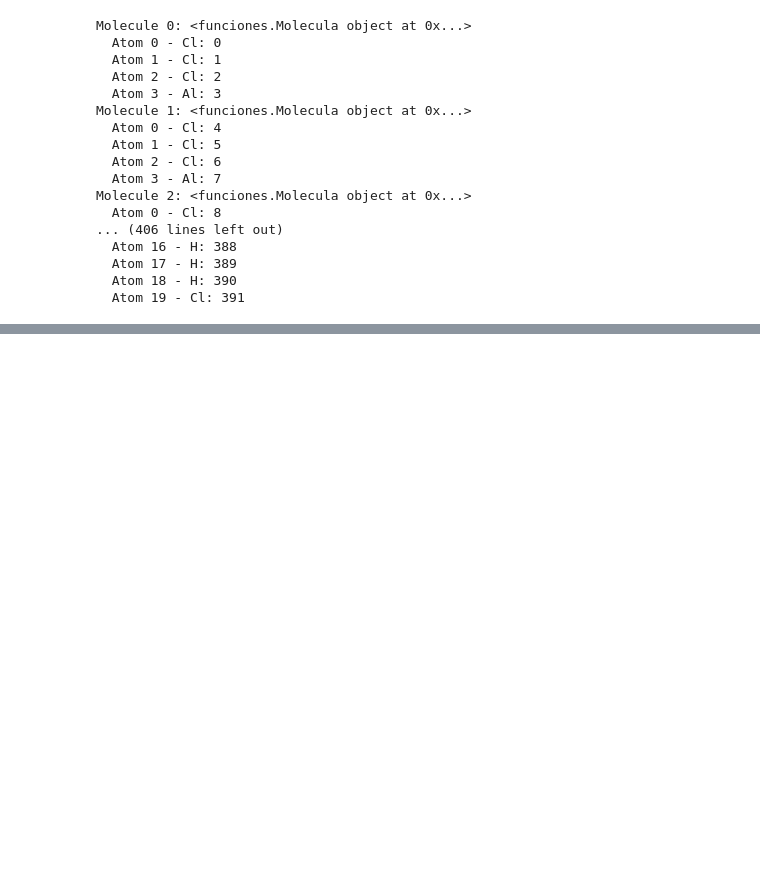
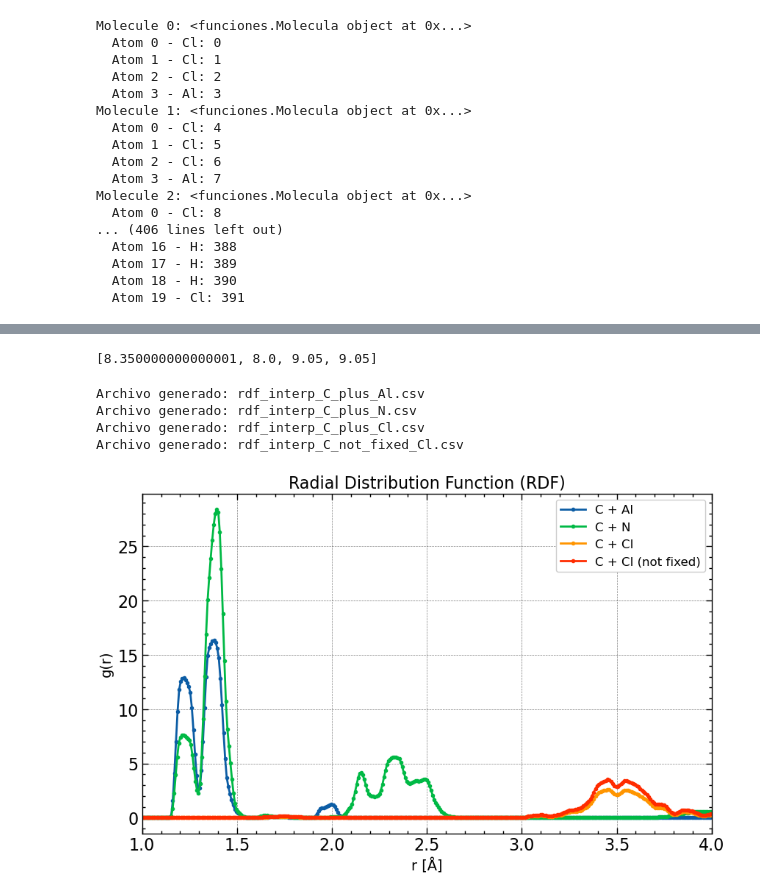
Before and after one commit to physicsIS/Computational_Material_Science, a Jupyter notebook: AlCl3_[EMIm]Cl_(1.3per_mole)_carbon_nanoscroll/11_interfase_carbonos_fijos/analisis.ipynb, the cells around one changed output, grey strips where cells are left out. Saved outputs shown, nothing was run; the diff lists cells and outputs as text; code cells hidden in the pictures; blank space fills up the shorter version.

```diff
--- a/AlCl3_[EMIm]Cl_(1.3per_mole)_carbon_nanoscroll/11_interfase_carbonos_fijos/analisis.ipynb
+++ b/AlCl3_[EMIm]Cl_(1.3per_mole)_carbon_nanoscroll/11_interfase_carbonos_fijos/analisis.ipynb
@@ -185,0 +238,80 @@ for i in range(0,len(md),25):
+# %%
+df = [data_Al,data_N,data_Cl, data_Cl_not_fixed]
+
+r_max_list = []
+
+for i in range(len(df)):
+	r_columns = [c for c in df[i].columns if c.startswith('r') and not c.startswith('rdf')]
+
+	r_max_list.append(df[i][r_columns].max().min())
+
+print(r_max_list)
+# %% [output]
+[8.350000000000001, 8.0, 9.05, 9.05]
+# %%
+r_Al = np.linspace(0.0, r_max_list[0], num=1000)
+r_N = np.linspace(0.0, r_max_list[1], num=1000)
+r_Cl = np.linspace(0.0, r_max_list[2], num=1000)
+r_Cl_not_fixed = np.linspace(0.0, r_max_list[3], num=1000)
+# %%
+r_common_list = [r_Al, r_N, r_Cl, r_Cl_not_fixed]
+data_list = [data_Al, data_N, data_Cl, data_Cl_not_fixed]
+
+
+
+for i in range(0,len(data_list)):
+	r_common = r_common_list[i]
+	df = data_list[i]
+
+	interp_data = {
+						"r": r_common
+					}
+
+	for k in range(1, 150 + 1):
+
+		r_col = df[f"r{k}"].to_numpy()
+		rdf_col = df[f"rdf{k}"].to_numpy()
+
+		mask = np.isfinite(r_col) & np.isfinite(rdf_col)
+
+		r_k = r_col[mask]
+		rdf_k = rdf_col[mask]
+
+		interpolation = Akima1DInterpolator(r_k,rdf_k)
+		rdf_interp = interpolation(r_common)
+
+
+
+		interp_data[f"rdf{k}"] = rdf_interp
+	df_interp = pd.DataFrame(interp_data)
+	df_interp.to_csv(f"rdf/rdf_interp_{labels[i]}.csv", index=False)
+	print(f"Archivo generado: rdf_interp_{labels[i]}.csv")
+# %% [output]
+Archivo generado: rdf_interp_C_plus_Al.csv
+Archivo generado: rdf_interp_C_plus_N.csv
+Archivo generado: rdf_interp_C_plus_Cl.csv
+Archivo generado: rdf_interp_C_not_fixed_Cl.csv
+# %%
+data_C_plus_Al = pd.read_csv("rdf/rdf_interp_C_plus_Al.csv")
+data_C_plus_N = pd.read_csv("rdf/rdf_interp_C_plus_N.csv")
+data_C_plus_Cl = pd.read_csv("rdf/rdf_interp_C_plus_Cl.csv")
+data_C_not_fixed_Cl = pd.read_csv("rdf/rdf_interp_C_not_fixed_Cl.csv")
+# %%
+rdf_Al = data_C_plus_Al.drop(columns=['r']).mean(axis=1)
+rdf_N = data_C_plus_N.drop(columns=['r']).mean(axis=1)
+rdf_Cl = data_C_plus_Cl.drop(columns=['r']).mean(axis=1)
+rdf_Cl_not_fixed = data_C_not_fixed_Cl.drop(columns=['r']).mean(axis=1)
+# %%
+fig, ax = plt.subplots(1,1, figsize=(10,6))
+ax.plot(r_Al, rdf_Al,'o-',ms= 3,linewidth=2,  label='C + Al')
+ax.plot(r_N, rdf_N,'o-',ms= 3,linewidth =2, label='C + N')
+ax.plot(r_Cl, rdf_Cl,'o-',ms= 3,linewidth =2, label='C + Cl')
+ax.plot(r_Cl_not_fixed, rdf_Cl_not_fixed,'o-',ms= 3,linewidth =2, label='C + Cl (not fixed)')
+ax.set_xlabel("r [Å]", fontsize=14)
+ax.set_ylabel("g(r)", fontsize=14)
+ax.set_title("Radial Distribution Function (RDF)", fontsize=16)
+ax.legend(fontsize=12)
+ax.set_xlim(1, 4)
+fig.savefig("rdf/rdf_total.png", dpi=300)
+# %% [output]
+[figure, added]
```
Also changed, not shown: parts of 13 cells of this notebook, 22 other files.
